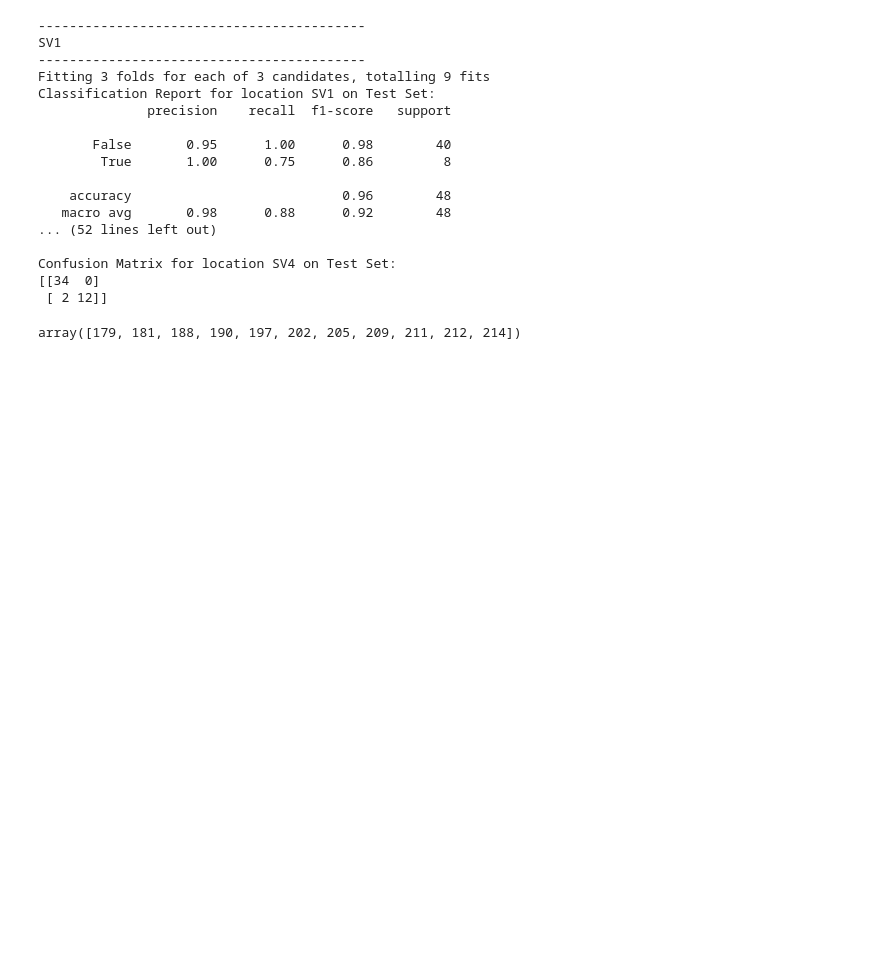
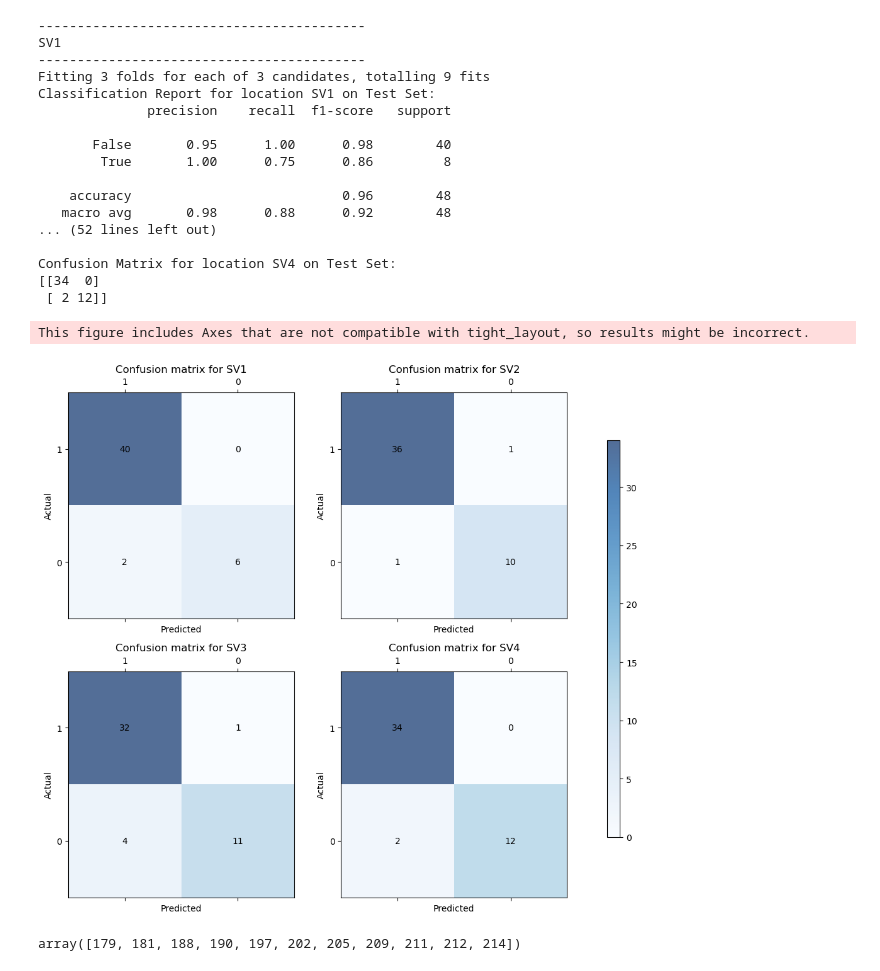
Before and after one commit to alexxdediu/Data-Challenge-PHM-Asia-Pacific-2023, a Jupyter notebook: models/model_task_4_split_data.ipynb, the cells around one changed output. Saved outputs shown, nothing was run; the diff lists cells and outputs as text; code cells hidden in the pictures; blank space fills up the shorter version.

```diff
--- a/models/model_task_4_split_data.ipynb
+++ b/models/model_task_4_split_data.ipynb
@@ -425,12 +426,7 @@ Name: fault_sv, Length: 96, dtype: int64
 # %%
 confusion_matrices = []
+confusion_matrices_test = []
 models = []
-
-map_location = {1: "SV1", 2: "SV2", 3: "SV3", 4: "SV4"}
-
-param_grid = {
-    'n_estimators': [50, 100, 200],
-}
 
 for location in num_locations:
     print("------------------------------------------")
@@ -454,6 +450,7 @@ for location in num_locations:
 
     y_binary_test = y_test == location
     cm_test = confusion_matrix(y_binary_test, y_pred_binary)
+    confusion_matrices_test.append(cm_test)
 
     report = classification_report(y_binary_test, y_pred_binary)
     print(f"Classification Report for location {map_location[location]} on Test Set:")
@@ -461,12 +458,6 @@ for location in num_locations:
 
     print(f"Confusion Matrix for location {map_location[location]} on Test Set:")
     print(cm_test)
-
-predictions = []
-for model in models:
-    xgb_model = model[0]
-    pred = xgb_model.predict(X_test)
-    predictions.append(pred)
 # %% [output]
 ------------------------------------------
 SV1
@@ -485,6 +476,40 @@ Classification Report for location SV1 on Test Set:
 Confusion Matrix for location SV4 on Test Set:
 [[34  0]
  [ 2 12]]
+# %%
+num_matrices = len(confusion_matrices_test)
+rows = (num_matrices + 1) // 2
+
+for start_idx in range(0, len(confusion_matrices_test), 4):
+    fig, axes = plt.subplots(2, 2, figsize=(10, 9))
+    cbar_ax = fig.add_axes([0.92, 0.15, 0.02, 0.7])
+
+    for i, ax in enumerate(axes.flat):
+        idx = start_idx + i
+        if idx < len(confusion_matrices_test):
+            location = models[idx][1]
+            cm_test = confusion_matrices_test[idx]
+
+            cax = ax.matshow(cm_test, cmap='Blues', alpha=0.7)
+            for (j, k), val in np.ndenumerate(cm_test):
+                ax.text(k, j, f'{val}', ha='center', va='center', color='black')
+
+            ax.set_title(f'Confusion matrix for {map_location[location]}')
+            ax.set_xlabel('Predicted')
+            ax.set_ylabel('Actual')
+            ax.set_xticks([0, 1])
+            ax.set_yticks([0, 1])
+            ax.set_xticklabels(['1', '0'])
+            ax.set_yticklabels(['1', '0'])
+        else:
+            fig.delaxes(ax)
+
+    fig.colorbar(cax, cax=cbar_ax)
+    plt.tight_layout(rect=[0, 0, 0.9, 1])
+    plt.show()
+# %% [output]
+This figure includes Axes that are not compatible with tight_layout, so results might be incorrect.
+[figure, added]
 # %%
 with open(f'{path_dataframes}/index_test_fault_task2.pkl', 'rb') as file:
     anomaly_idx = pickle.load(file)
```
Also changed, not shown: parts of 3 cells of this notebook, 3 other files.
